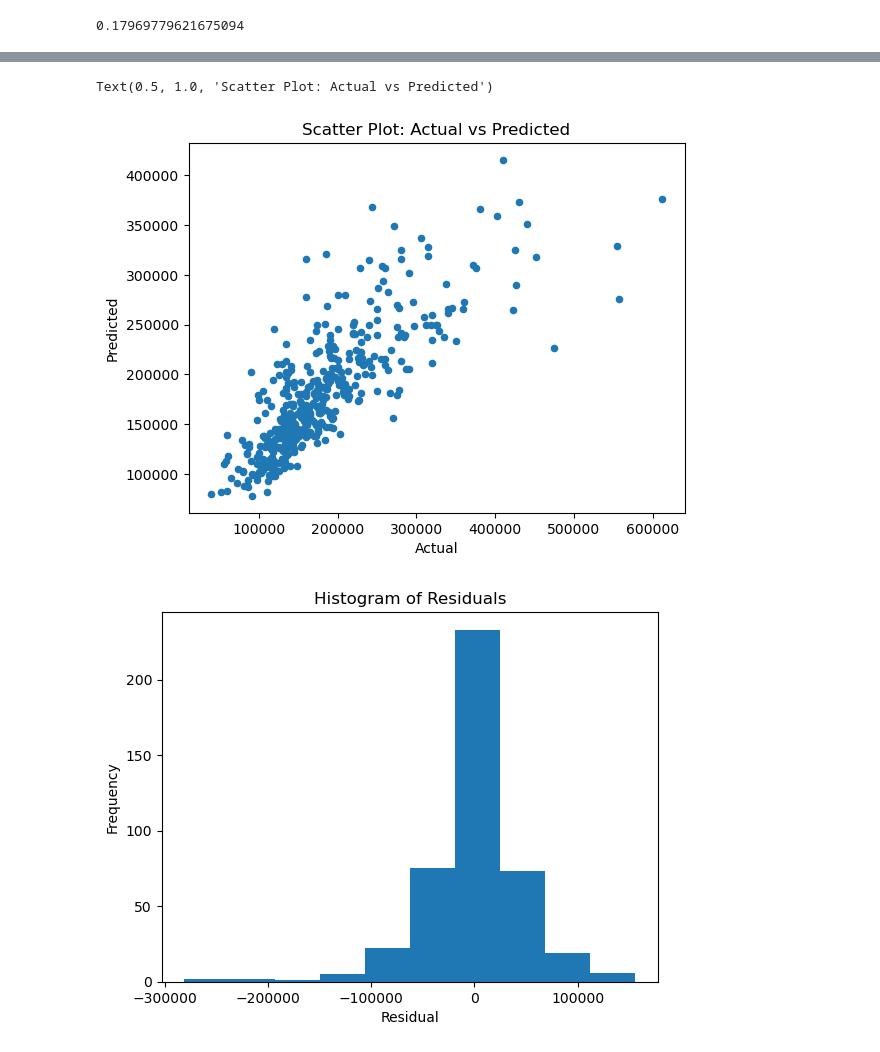
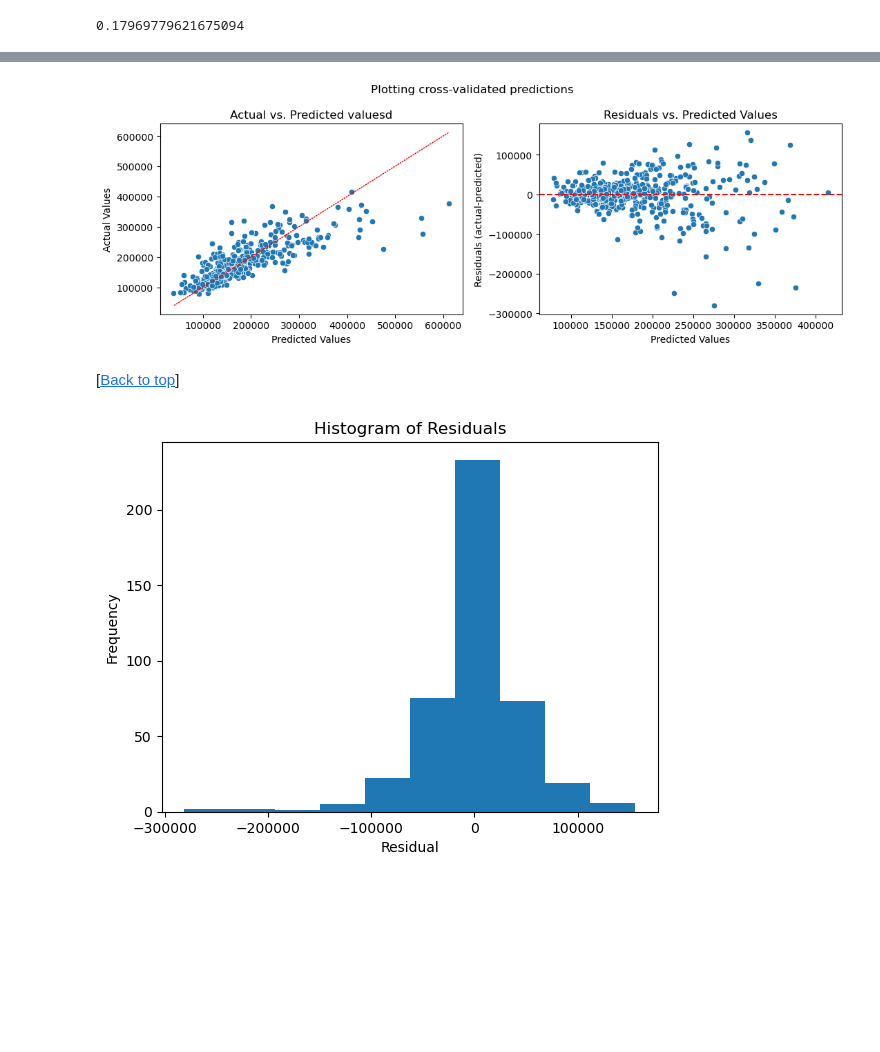
Before and after one commit to asiyashakeel78/Spring-Board, a Jupyter notebook: Capstone Project 2/House Prices Prediction-Modeling.ipynb, the cells around one changed output, grey strips where cells are left out. Cells and saved outputs as stored; diff of their text form; code cells hidden in the pictures; blank space fills up the shorter version.

```diff
--- a/Capstone Project 2/House Prices Prediction-Modeling.ipynb
+++ b/Capstone Project 2/House Prices Prediction-Modeling.ipynb
@@ -403,9 +377,28 @@ test_data2
-# %%
-test_data2.plot(x='Actual', y='Predicted', kind='scatter')
-plt.title('Scatter Plot: Actual vs Predicted')
-# %% [output]
-Text(0.5, 1.0, 'Scatter Plot: Actual vs Predicted')
-[figure, removed]
+# %%
+fig, axs = plt.subplots(ncols=2, figsize=(11, 4))
+
+sns.scatterplot(data=test_data2,x='Actual', y='Predicted', ax=axs[0])
+axs[0].plot(test_data2['Actual'], test_data2['Actual'], 'r:', linewidth=1)  # Dotted line at Actual values
+axs[0].set_ylabel('Actual Values')
+axs[0].set_xlabel('Predicted Values')
+axs[0].set_title('Actual vs. Predicted valuesd')
+
+
+
+sns.scatterplot(data=test_data2, x='Predicted', y='Residuals2', ax=axs[1])
+axs[1].axhline(y=0, color='r', linestyle='--')
+axs[1].set_xlabel('Predicted Values')
+axs[1].set_ylabel('Residuals (actual-predicted)')
+axs[1].set_title('Residuals vs. Predicted Values')
+
+
+fig.suptitle("Plotting cross-validated predictions")
+plt.tight_layout()
+plt.show()
+# %% [output]
+[figure, added]
+# %% [markdown]
+[<a href="#3.Modeling">Back to top</a>]
 # %%
 # Calculate residuals
 residuals = [predicted - actual for predicted, actual in zip(test_data2['Predicted'], test_data2['Actual'])]
```
Also changed, not shown: parts of 45 cells of this notebook.
